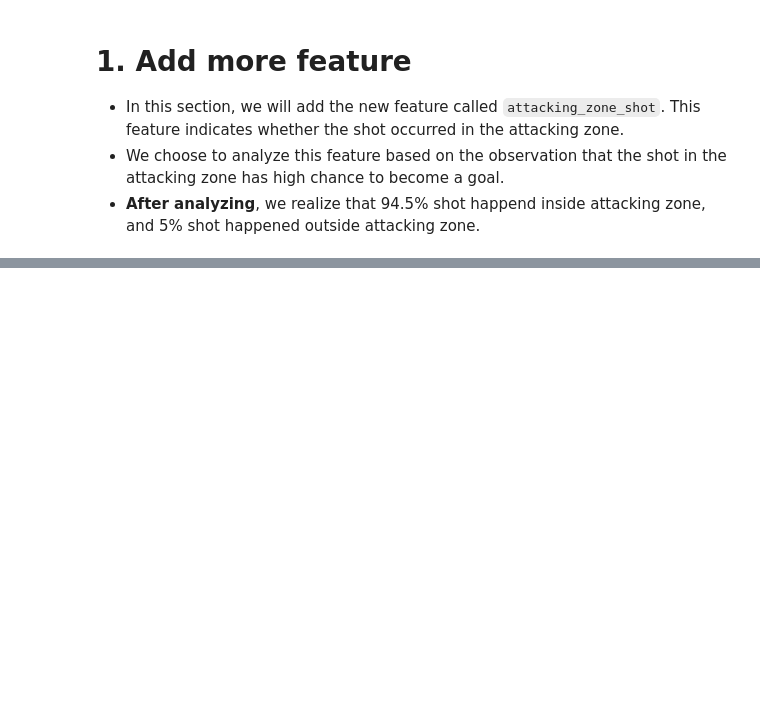
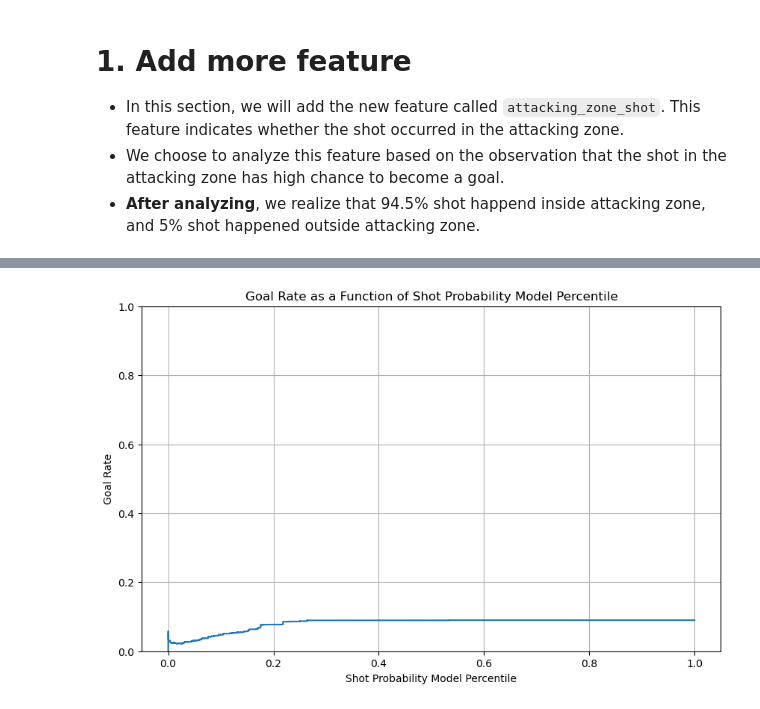
Before and after one commit to Arminhosseini/IFT6758_project, a Jupyter notebook: best_shot_model.ipynb, the cells around one changed output, grey strips where cells are left out. Saved outputs shown, nothing was run; the diff lists cells and outputs as text; code cells hidden in the pictures; blank space fills up the shorter version.

```diff
--- a/best_shot_model.ipynb
+++ b/best_shot_model.ipynb
@@ -169,0 +203,8 @@ Shape of X: (770152, 2)
+# %%
+dt_classifier = DecisionTreeClassifier()
+
+grid_search = GridSearchCV(dt_classifier, param_grid, cv=5, scoring='f1_micro')
+grid_search.fit(X_train, y_train)
+
+best_params = grid_search.best_params_
+best_dt_classifier = grid_search.best_estimator_
@@ -171,0 +262,8 @@ Shape of X: (770152, 2)
+# %%
+df_goal_rate = pd.DataFrame({'shot_probability': y_val_pre_proba,\
+                             'goal': y_val})
+
+df_goal_rate = df_goal_rate.sort_values(by='shot_probability')
+df_goal_rate.reset_index(inplace=True, drop=True)
+
+df_goal_rate
@@ -171,0 +284,17 @@ Shape of X: (770152, 2)
+# %%
+df_goal_rate['cumulative_goals'] = df_goal_rate['goal'].cumsum()
+df_goal_rate['cumulative_shots'] = list(1 + df_goal_rate.index)
+
+# Calculate the goal rate at each percentile
+df_goal_rate['goal_rate'] = df_goal_rate['cumulative_goals'] / df_goal_rate['cumulative_shots']
+# %%
+plt.figure(figsize=(10, 6))
+plt.plot(df_goal_rate['shot_probability'], df_goal_rate['goal_rate'])
+plt.ylim(0.0, 1.0)
+plt.xlabel('Shot Probability Model Percentile')
+plt.ylabel('Goal Rate')
+plt.title('Goal Rate as a Function of Shot Probability Model Percentile')
+plt.grid(True)
+plt.show()
+# %% [output]
+[figure, added]
```
Also changed, not shown: parts of 44 cells of this notebook, 3 other files.
